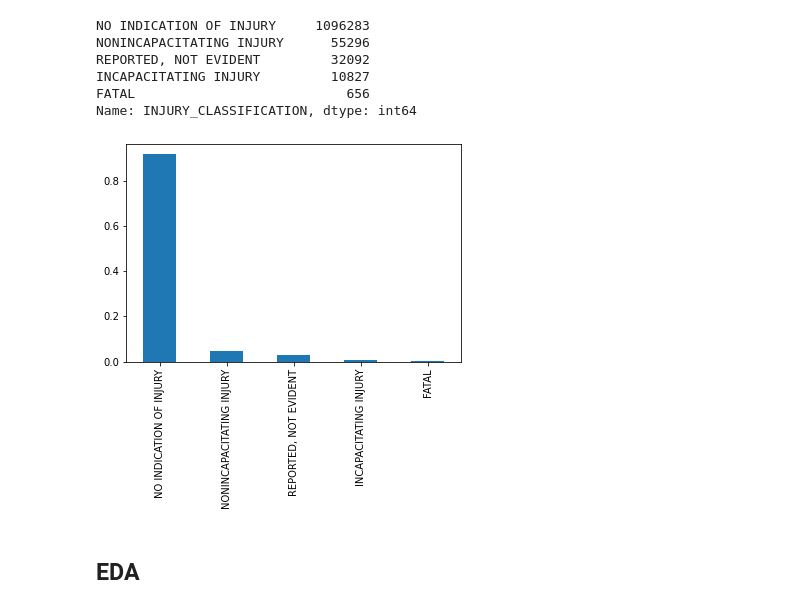
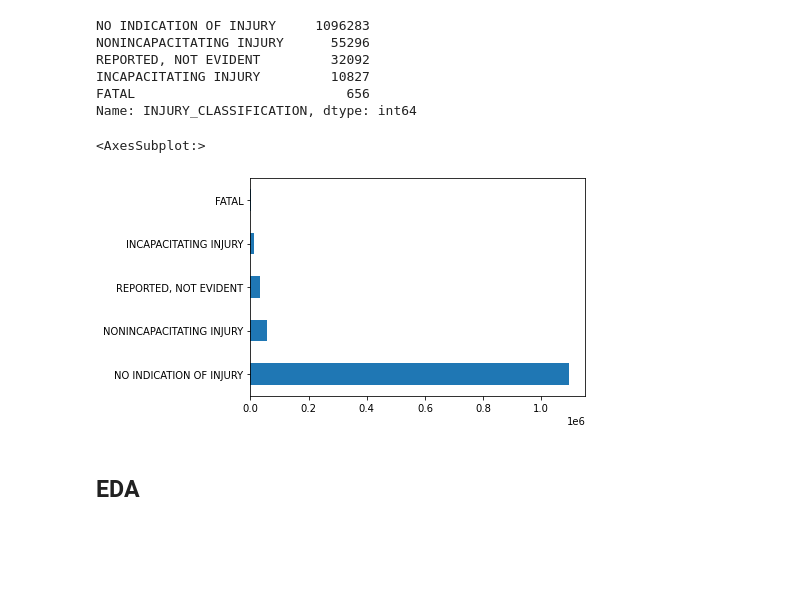
Before and after one commit to AngieKay/Chicago-Crashes, a Jupyter notebook: ChicagoCrashes_EDA.ipynb, the cells around one changed output. Saved outputs shown, nothing was run; the diff lists cells and outputs as text; code cells hidden in the pictures; blank space fills up the shorter version.

```diff
--- a/ChicagoCrashes_EDA.ipynb
+++ b/ChicagoCrashes_EDA.ipynb
@@ -88,9 +88,10 @@ INCAPACITATING INJURY         10827
 FATAL                           656
 Name: INJURY_CLASSIFICATION, dtype: int64
 # %%
-people_df.INJURY_CLASSIFICATION.value_counts(normalize=True).plot.bar();
+people_df.INJURY_CLASSIFICATION.value_counts().plot.barh()
 # %% [output]
+<AxesSubplot:>
-[figure, old version]
+[figure, new version]
 # %% [markdown]
 ## EDA
 # %% [markdown]
```
Also changed, not shown: parts of 2 cells of this notebook, 1 other file.
